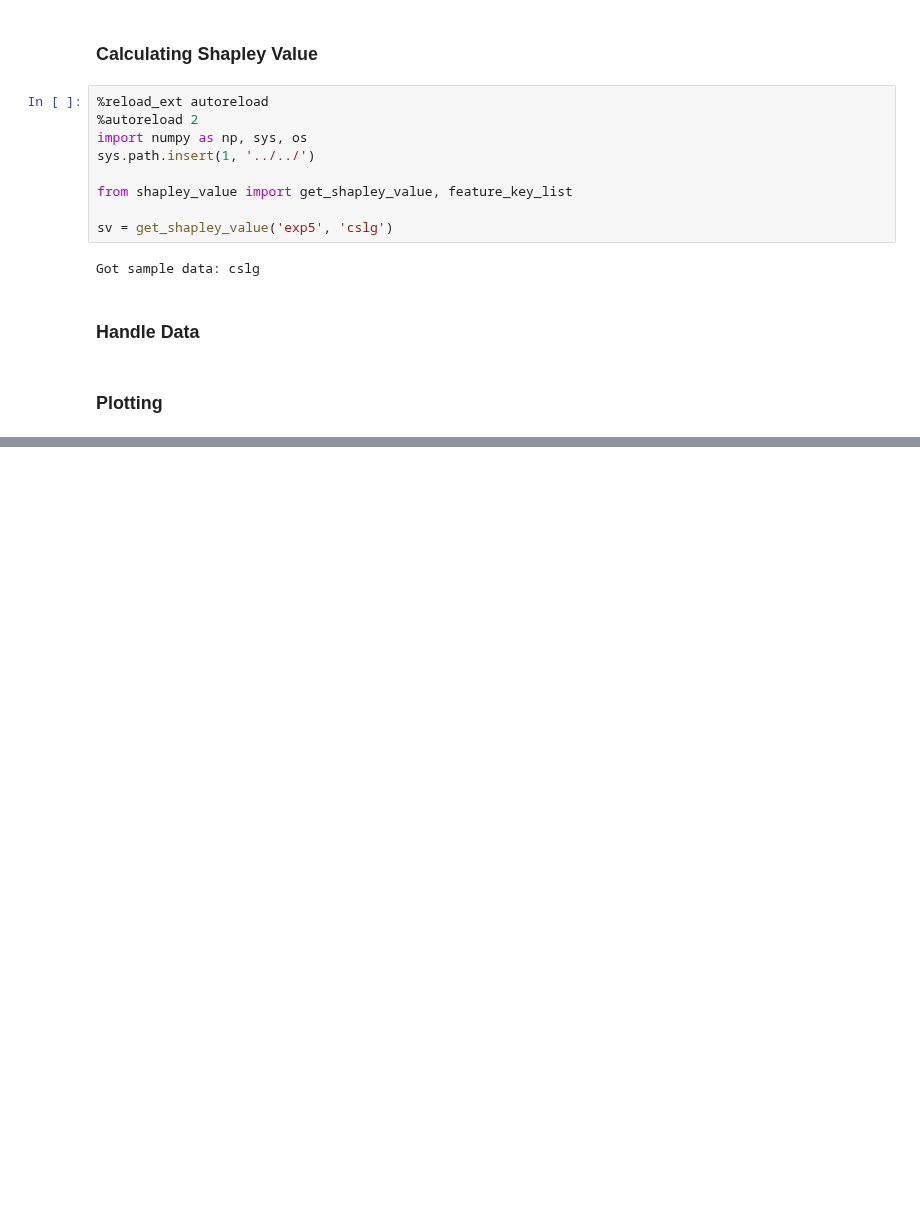
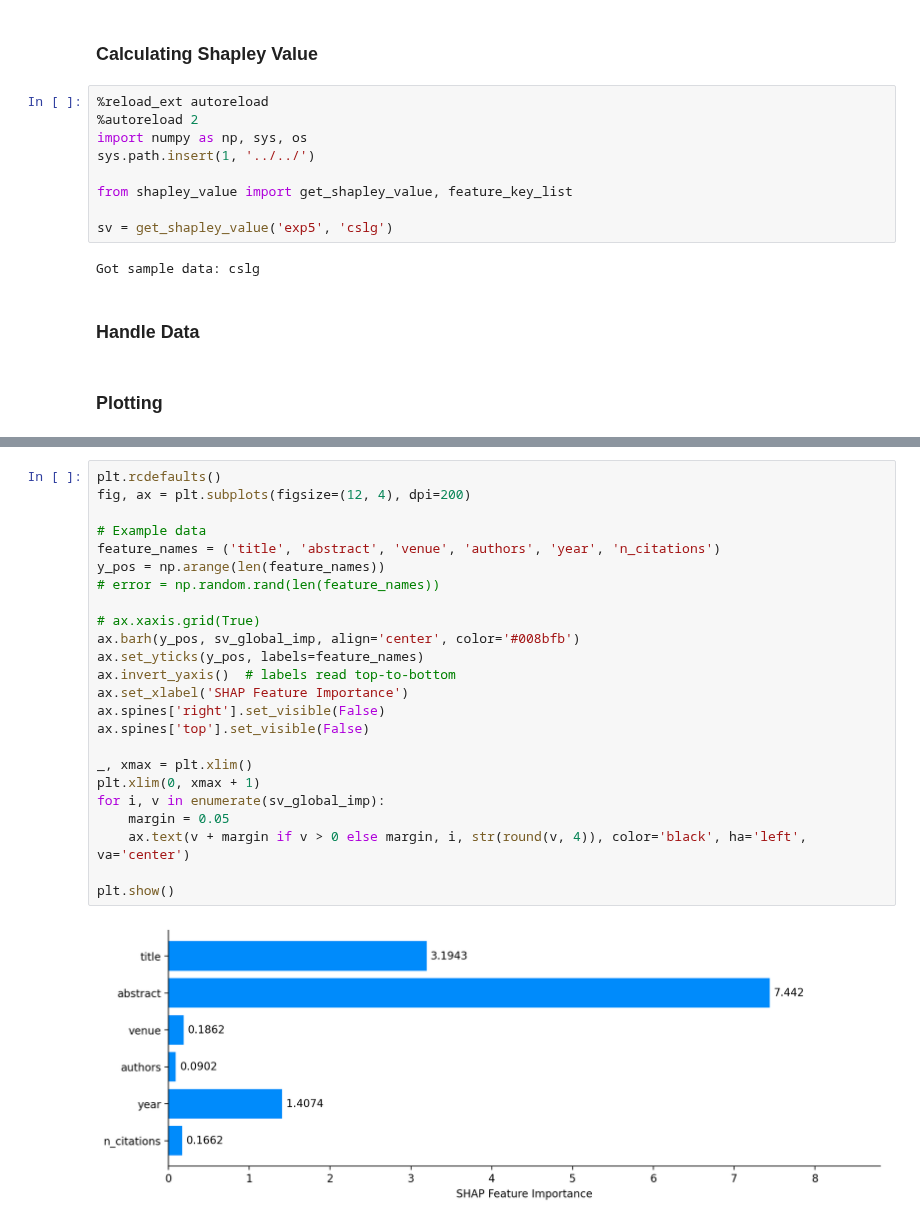
Before and after one commit to youyinnn/s2search, a Jupyter notebook: pipelining/exp5/shap2.ipynb, the cells around one changed output, grey strips where cells are left out. Cells and saved outputs as stored; diff of their text form; blank space fills up the shorter version.

```diff
--- a/pipelining/exp5/shap2.ipynb
+++ b/pipelining/exp5/shap2.ipynb
@@ -86,0 +87,26 @@ plt.show()
+# %%
+plt.rcdefaults()
+fig, ax = plt.subplots(figsize=(12, 4), dpi=200)
+
+# Example data
+feature_names = ('title', 'abstract', 'venue', 'authors', 'year', 'n_citations')
+y_pos = np.arange(len(feature_names))
+# error = np.random.rand(len(feature_names))
+
+# ax.xaxis.grid(True)
+ax.barh(y_pos, sv_global_imp, align='center', color='#008bfb')
+ax.set_yticks(y_pos, labels=feature_names)
+ax.invert_yaxis()  # labels read top-to-bottom
+ax.set_xlabel('SHAP Feature Importance')
+ax.spines['right'].set_visible(False)
+ax.spines['top'].set_visible(False)
+
+_, xmax = plt.xlim()
+plt.xlim(0, xmax + 1)
+for i, v in enumerate(sv_global_imp):
+    margin = 0.05
+    ax.text(v + margin if v > 0 else margin, i, str(round(v, 4)), color='black', ha='left', va='center')
+
+plt.show()
+# %% [output]
+[figure, added]
```
Also changed, not shown: parts of 2 cells of this notebook, 5 other files.
